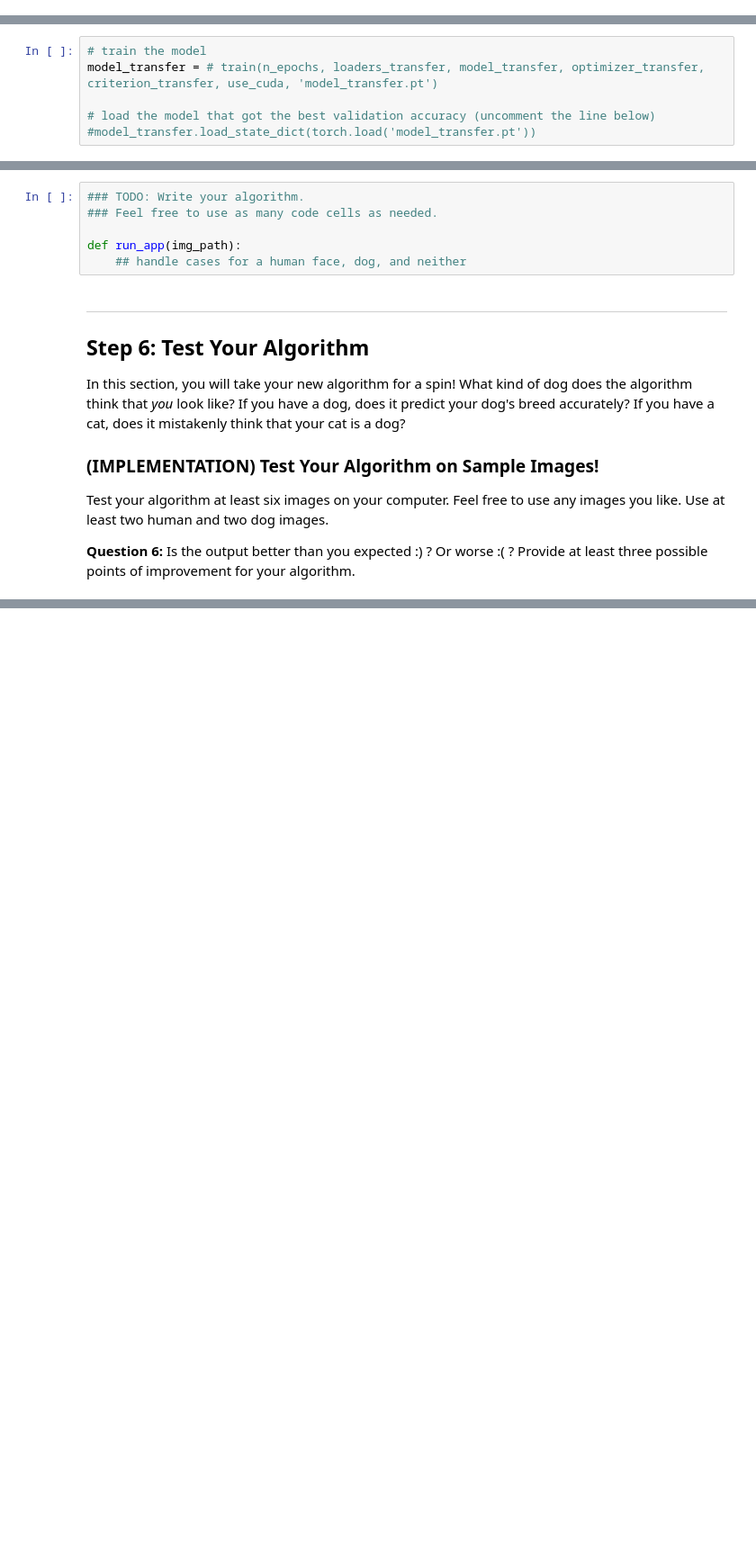
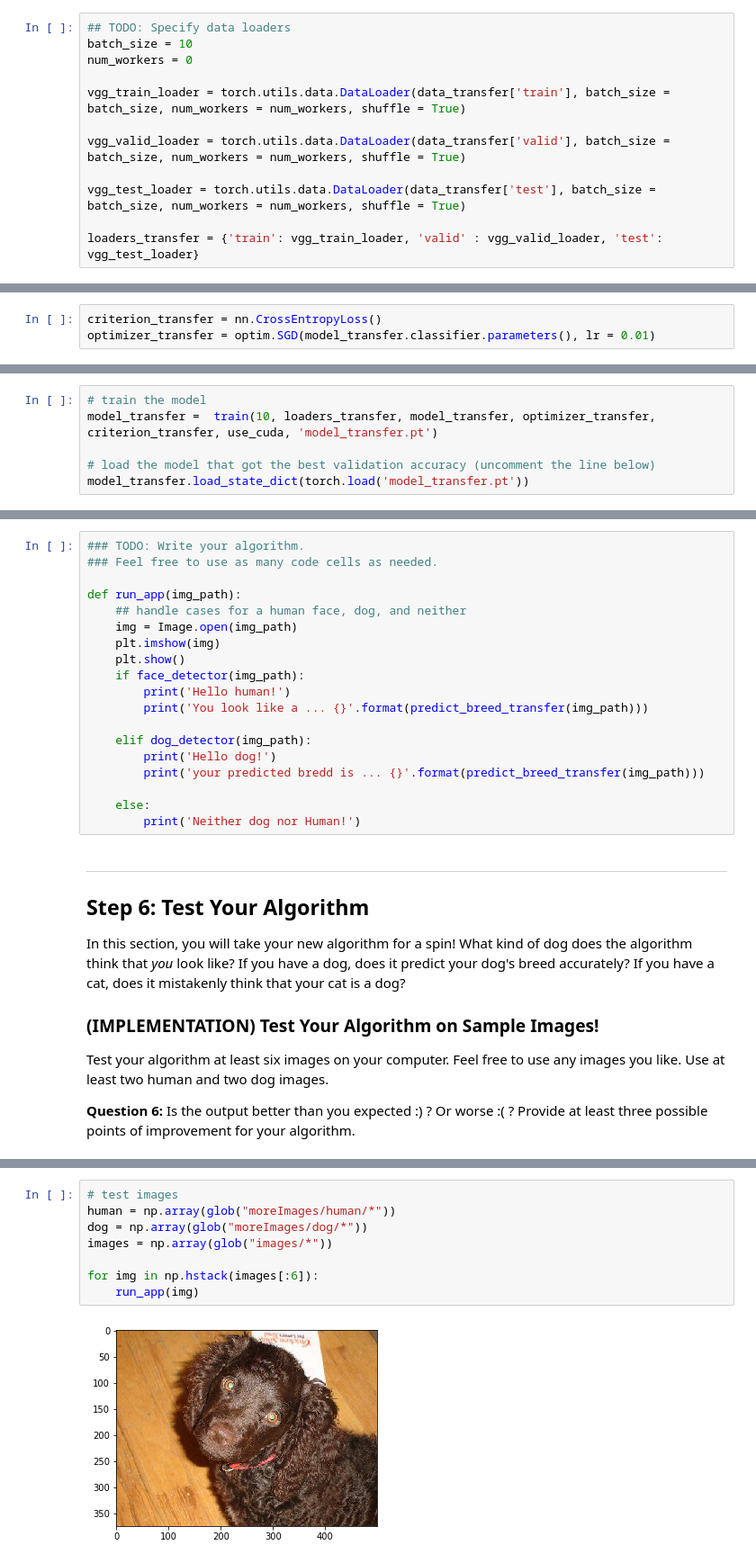
Before and after one commit to bashirk/UdacityDL-project-dog-classification, a Jupyter notebook: dog_app.ipynb, the cells around one changed output, grey strips where cells are left out. Shown at 90% size. Drawn from its saved outputs; the diff is of its cells as text; blank space fills up the shorter version.

Commit message:
Included a python code for proper data loaders transformation

```diff
--- a/dog_app.ipynb
+++ b/dog_app.ipynb
@@ -526 +676,13 @@ If you like, **you are welcome to use the same data loaders from the previous st
+# %%
+## TODO: Specify data loaders
+batch_size = 10
+num_workers = 0
+
+vgg_train_loader = torch.utils.data.DataLoader(data_transfer['train'], batch_size = batch_size, num_workers = num_workers, shuffle = True)
+
+vgg_valid_loader = torch.utils.data.DataLoader(data_transfer['valid'], batch_size = batch_size, num_workers = num_workers, shuffle = True)
+
+vgg_test_loader = torch.utils.data.DataLoader(data_transfer['test'], batch_size = batch_size, num_workers = num_workers, shuffle = True)
+
+loaders_transfer = {'train': vgg_train_loader, 'valid' : vgg_valid_loader, 'test': vgg_test_loader}
 # %% [markdown]
@@ -550,10 +728,13 @@ optimizer_transfer = None
+# %%
+criterion_transfer = nn.CrossEntropyLoss()
+optimizer_transfer = optim.SGD(model_transfer.classifier.parameters(), lr = 0.01)
 # %% [markdown]
 ### (IMPLEMENTATION) Train and Validate the Model
 
 Train and validate your model in the code cell below.  [Save the final model parameters](http://pytorch.org/docs/master/notes/serialization.html) at filepath `'model_transfer.pt'`.
 # %%
 # train the model
-model_transfer = # train(n_epochs, loaders_transfer, model_transfer, optimizer_transfer, criterion_transfer, use_cuda, 'model_transfer.pt')
+model_transfer =  train(10, loaders_transfer, model_transfer, optimizer_transfer, criterion_transfer, use_cuda, 'model_transfer.pt')
 
 # load the model that got the best validation accuracy (uncomment the line below)
-#model_transfer.load_state_dict(torch.load('model_transfer.pt'))
+model_transfer.load_state_dict(torch.load('model_transfer.pt'))
@@ -601,6 +837,19 @@ Some sample output for our algorithm is provided below, but feel free to design
 
 def run_app(img_path):
     ## handle cases for a human face, dog, and neither
+    img = Image.open(img_path)
+    plt.imshow(img)
+    plt.show()
+    if face_detector(img_path):
+        print('Hello human!')
+        print('You look like a ... {}'.format(predict_breed_transfer(img_path)))
+
+    elif dog_detector(img_path):
+        print('Hello dog!')
+        print('your predicted bredd is ... {}'.format(predict_breed_transfer(img_path)))
+
+    else:
+        print('Neither dog nor Human!')
 # %% [markdown]
 ---
 <a id='step6'></a>
@@ -625,0 +905,10 @@ for file in np.hstack((human_files[:3], dog_files[:3])):
+# %%
+# test images
+human = np.array(glob("moreImages/human/*"))
+dog = np.array(glob("moreImages/dog/*"))
+images = np.array(glob("images/*"))
+
+for img in np.hstack(images[:6]):
+    run_app(img)
+# %% [output]
+[figure, added]
```
Also changed, not shown: parts of 32 cells of this notebook, 22 other files.
